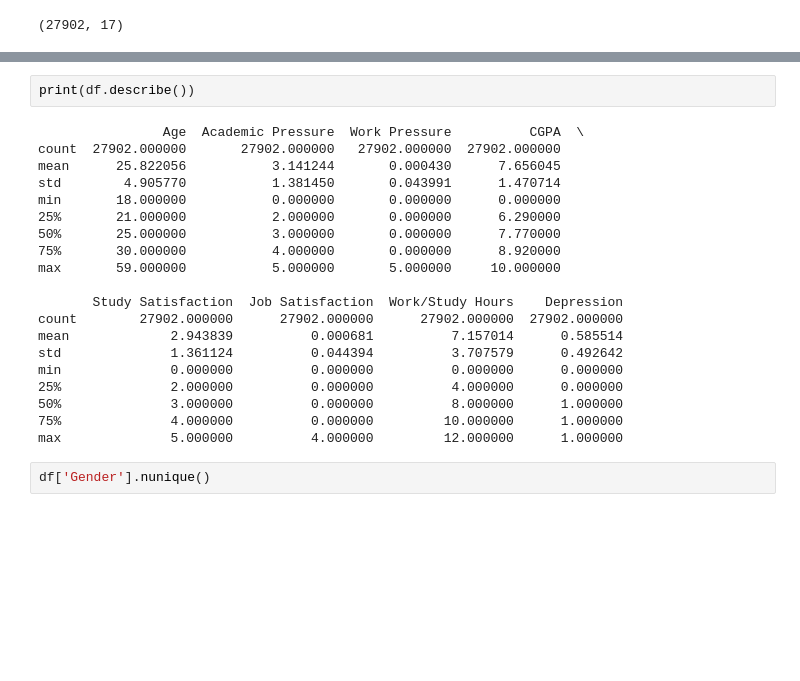
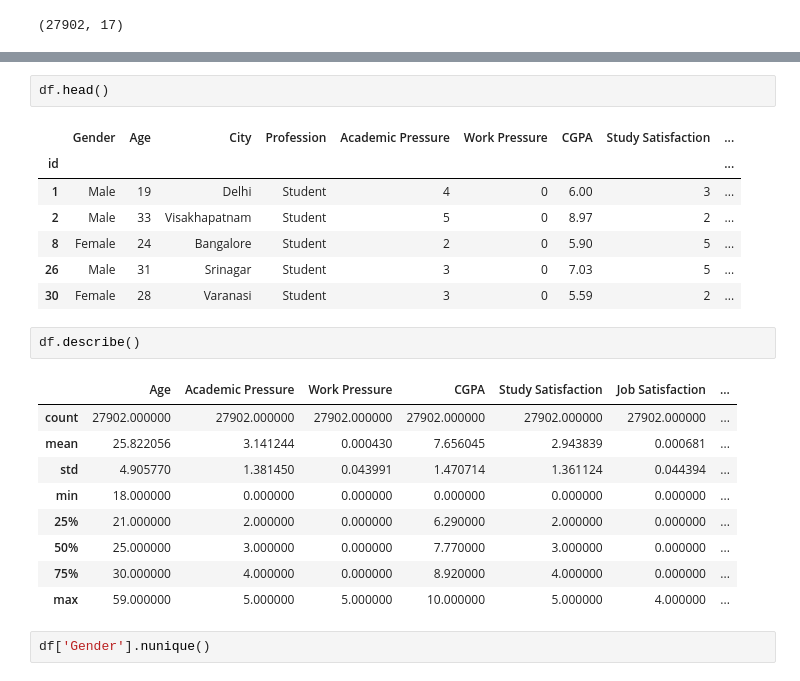
Before and after one commit to gagankumar2488/student_depression_data_analysis, a Jupyter notebook: code1.ipynb, the cells around one changed output, grey strips where cells are left out. Saved outputs shown, nothing was run; the diff lists cells and outputs as text; blank space fills up the shorter version.

```diff
--- a/code1.ipynb
+++ b/code1.ipynb
@@ -10,25 +30,25 @@ print(df.shape)
+# %%
+df.head()
+# %% [output]
+|  | Gender | Age | City | Profession | Academic Pressure | Work Pressure | CGPA | Study Satisfaction | ... |
+| id |  |  |  |  |  |  |  |  | ... |
+| 1 | Male | 19 | Delhi | Student | 4 | 0 | 6.00 | 3 | ... |
+| 2 | Male | 33 | Visakhapatnam | Student | 5 | 0 | 8.97 | 2 | ... |
+| 8 | Female | 24 | Bangalore | Student | 2 | 0 | 5.90 | 5 | ... |
+| 26 | Male | 31 | Srinagar | Student | 3 | 0 | 7.03 | 5 | ... |
+| 30 | Female | 28 | Varanasi | Student | 3 | 0 | 5.59 | 2 | ... |
 # %%
-print(df.describe())
+df.describe()
 # %% [output]
-                Age  Academic Pressure  Work Pressure          CGPA  \
-count  27902.000000       27902.000000   27902.000000  27902.000000
-mean      25.822056           3.141244       0.000430      7.656045
-std        4.905770           1.381450       0.043991      1.470714
-min       18.000000           0.000000       0.000000      0.000000
-25%       21.000000           2.000000       0.000000      6.290000
-50%       25.000000           3.000000       0.000000      7.770000
-75%       30.000000           4.000000       0.000000      8.920000
-max       59.000000           5.000000       5.000000     10.000000
-
-       Study Satisfaction  Job Satisfaction  Work/Study Hours    Depression
-count        27902.000000      27902.000000      27902.000000  27902.000000
-mean             2.943839          0.000681          7.157014      0.585514
-std              1.361124          0.044394          3.707579      0.492642
-min              0.000000          0.000000          0.000000      0.000000
-25%              2.000000          0.000000          4.000000      0.000000
-50%              3.000000          0.000000          8.000000      1.000000
-75%              4.000000          0.000000         10.000000      1.000000
-max              5.000000          4.000000         12.000000      1.000000
+|  | Age | Academic Pressure | Work Pressure | CGPA | Study Satisfaction | Job Satisfaction | ... |
+| count | 27902.000000 | 27902.000000 | 27902.000000 | 27902.000000 | 27902.000000 | 27902.000000 | ... |
+| mean | 25.822056 | 3.141244 | 0.000430 | 7.656045 | 2.943839 | 0.000681 | ... |
+| std | 4.905770 | 1.381450 | 0.043991 | 1.470714 | 1.361124 | 0.044394 | ... |
+| min | 18.000000 | 0.000000 | 0.000000 | 0.000000 | 0.000000 | 0.000000 | ... |
+| 25% | 21.000000 | 2.000000 | 0.000000 | 6.290000 | 2.000000 | 0.000000 | ... |
+| 50% | 25.000000 | 3.000000 | 0.000000 | 7.770000 | 3.000000 | 0.000000 | ... |
+| 75% | 30.000000 | 4.000000 | 0.000000 | 8.920000 | 4.000000 | 0.000000 | ... |
+| max | 59.000000 | 5.000000 | 5.000000 | 10.000000 | 5.000000 | 4.000000 | ... |
 # %%
 df['Gender'].nunique()
 # %% [output]
```
Also changed, not shown: parts of 1 cell of this notebook.
